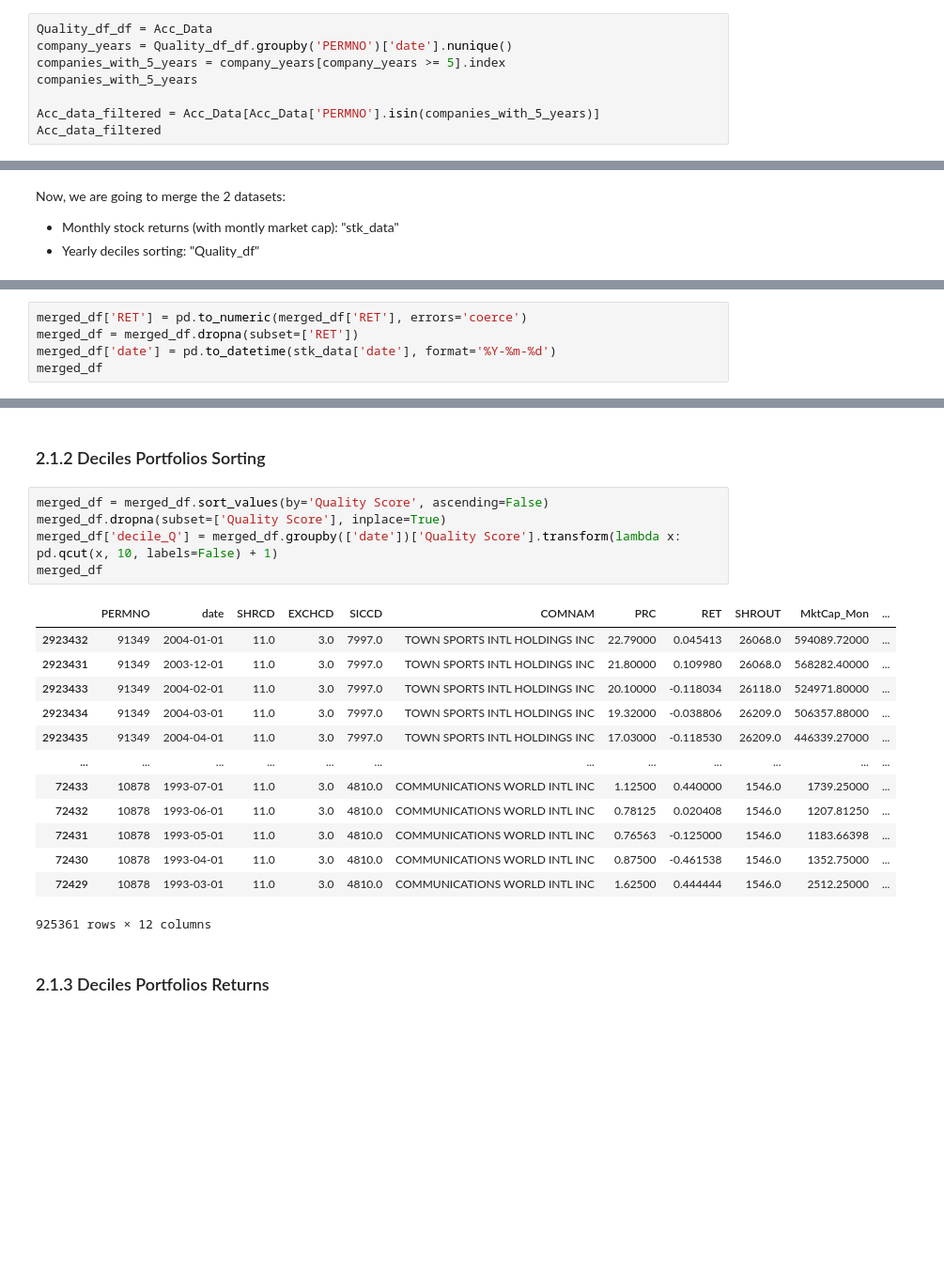
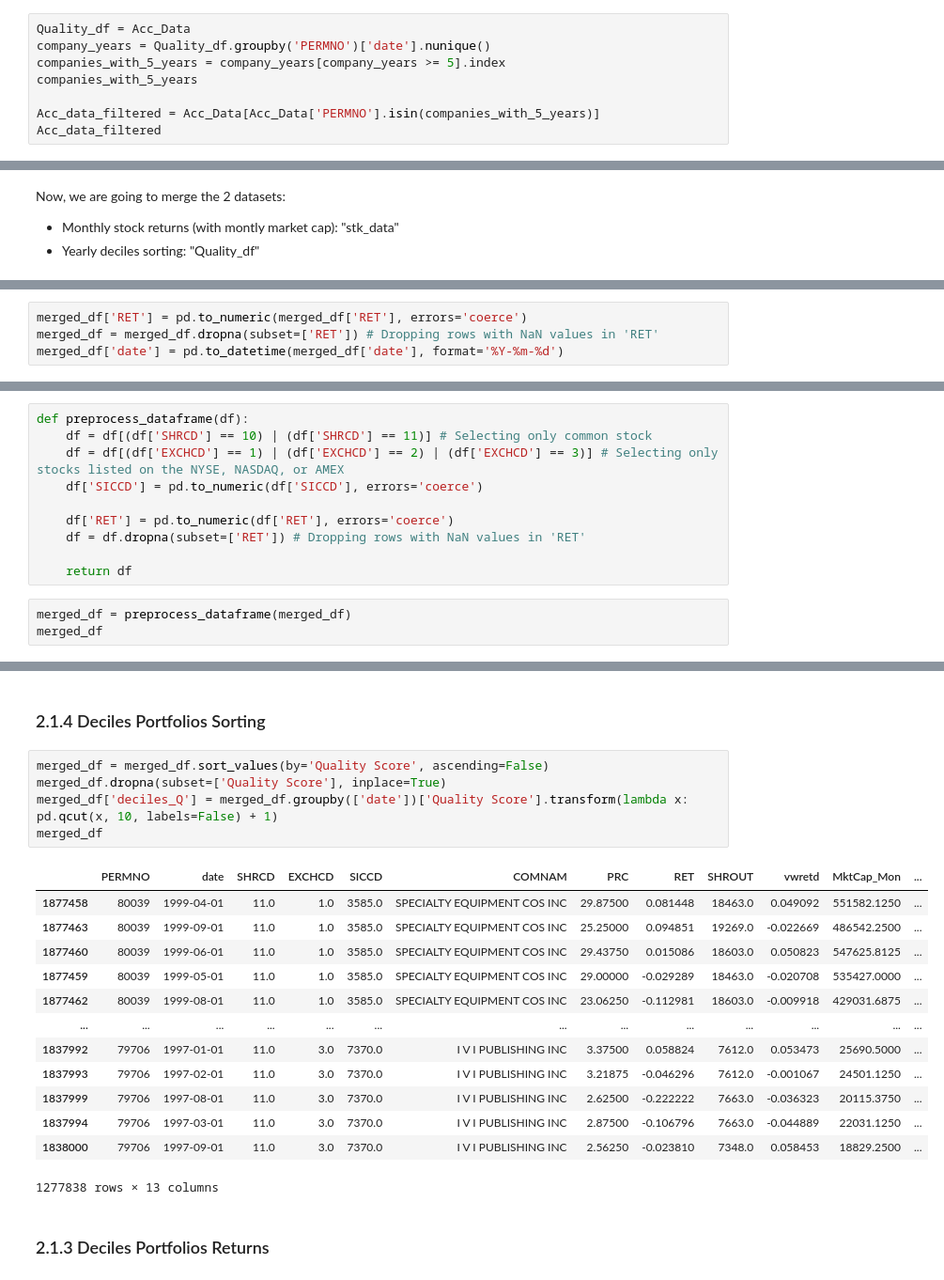
Before and after one commit to Berga20/AdvInv-Project, a Jupyter notebook: Coding.ipynb, the cells around one changed output, grey strips where cells are left out. Shown at 94% size. Cells and saved outputs as stored; diff of their text form; blank space fills up the shorter version.

```diff
--- a/Coding.ipynb
+++ b/Coding.ipynb
@@ -72,6 +86,6 @@ Acc_Data
 # %%
-Quality_df_df = Acc_Data
-company_years = Quality_df_df.groupby('PERMNO')['date'].nunique()
+Quality_df = Acc_Data
+company_years = Quality_df.groupby('PERMNO')['date'].nunique()
 companies_with_5_years = company_years[company_years >= 5].index
 companies_with_5_years
 
@@ -221,5 +232,4 @@ merged_df = merged_df[(merged_df['SICCD'] < 6000) | (merged_df['SICCD'] > 6999)]
 # %%
 merged_df['RET'] = pd.to_numeric(merged_df['RET'], errors='coerce')
-merged_df = merged_df.dropna(subset=['RET'])
-merged_df['date'] = pd.to_datetime(stk_data['date'], format='%Y-%m-%d')
-merged_df
+merged_df = merged_df.dropna(subset=['RET']) # Dropping rows with NaN values in 'RET'
+merged_df['date'] = pd.to_datetime(merged_df['date'], format='%Y-%m-%d')
@@ -239,0 +236,13 @@ merged_df
+# %%
+def preprocess_dataframe(df):
+    df = df[(df['SHRCD'] == 10) | (df['SHRCD'] == 11)] # Selecting only common stock
+    df = df[(df['EXCHCD'] == 1) | (df['EXCHCD'] == 2) | (df['EXCHCD'] == 3)] # Selecting only stocks listed on the NYSE, NASDAQ, or AMEX
+    df['SICCD'] = pd.to_numeric(df['SICCD'], errors='coerce')
+
+    df['RET'] = pd.to_numeric(df['RET'], errors='coerce')
+    df = df.dropna(subset=['RET']) # Dropping rows with NaN values in 'RET'
+
+    return df
+# %%
+merged_df = preprocess_dataframe(merged_df)
+merged_df
@@ -240,24 +263,24 @@ merged_df
 # %% [markdown]
-### 2.1.2 Deciles Portfolios Sorting
+### 2.1.4 Deciles Portfolios Sorting
 # %%
 merged_df = merged_df.sort_values(by='Quality Score', ascending=False)
 merged_df.dropna(subset=['Quality Score'], inplace=True)
-merged_df['decile_Q'] = merged_df.groupby(['date'])['Quality Score'].transform(lambda x: pd.qcut(x, 10, labels=False) + 1)
+merged_df['deciles_Q'] = merged_df.groupby(['date'])['Quality Score'].transform(lambda x: pd.qcut(x, 10, labels=False) + 1)
 merged_df
 # %% [output]
-|  | PERMNO | date | SHRCD | EXCHCD | SICCD | COMNAM | PRC | RET | SHROUT | MktCap_Mon | ... |
-| 2923432 | 91349 | 2004-01-01 | 11.0 | 3.0 | 7997.0 | TOWN SPORTS INTL HOLDINGS INC | 22.79000 | 0.045413 | 26068.0 | 594089.72000 | ... |
-| 2923431 | 91349 | 2003-12-01 | 11.0 | 3.0 | 7997.0 | TOWN SPORTS INTL HOLDINGS INC | 21.80000 | 0.109980 | 26068.0 | 568282.40000 | ... |
-| 2923433 | 91349 | 2004-02-01 | 11.0 | 3.0 | 7997.0 | TOWN SPORTS INTL HOLDINGS INC | 20.10000 | -0.118034 | 26118.0 | 524971.80000 | ... |
-| 2923434 | 91349 | 2004-03-01 | 11.0 | 3.0 | 7997.0 | TOWN SPORTS INTL HOLDINGS INC | 19.32000 | -0.038806 | 26209.0 | 506357.88000 | ... |
-| 2923435 | 91349 | 2004-04-01 | 11.0 | 3.0 | 7997.0 | TOWN SPORTS INTL HOLDINGS INC | 17.03000 | -0.118530 | 26209.0 | 446339.27000 | ... |
-| ... | ... | ... | ... | ... | ... | ... | ... | ... | ... | ... | ... |
-| 72433 | 10878 | 1993-07-01 | 11.0 | 3.0 | 4810.0 | COMMUNICATIONS WORLD INTL INC | 1.12500 | 0.440000 | 1546.0 | 1739.25000 | ... |
-| 72432 | 10878 | 1993-06-01 | 11.0 | 3.0 | 4810.0 | COMMUNICATIONS WORLD INTL INC | 0.78125 | 0.020408 | 1546.0 | 1207.81250 | ... |
-| 72431 | 10878 | 1993-05-01 | 11.0 | 3.0 | 4810.0 | COMMUNICATIONS WORLD INTL INC | 0.76563 | -0.125000 | 1546.0 | 1183.66398 | ... |
-| 72430 | 10878 | 1993-04-01 | 11.0 | 3.0 | 4810.0 | COMMUNICATIONS WORLD INTL INC | 0.87500 | -0.461538 | 1546.0 | 1352.75000 | ... |
-| 72429 | 10878 | 1993-03-01 | 11.0 | 3.0 | 4810.0 | COMMUNICATIONS WORLD INTL INC | 1.62500 | 0.444444 | 1546.0 | 2512.25000 | ... |
+|  | PERMNO | date | SHRCD | EXCHCD | SICCD | COMNAM | PRC | RET | SHROUT | vwretd | MktCap_Mon | ... |
+| 1877458 | 80039 | 1999-04-01 | 11.0 | 1.0 | 3585.0 | SPECIALTY EQUIPMENT COS INC | 29.87500 | 0.081448 | 18463.0 | 0.049092 | 551582.1250 | ... |
+| 1877463 | 80039 | 1999-09-01 | 11.0 | 1.0 | 3585.0 | SPECIALTY EQUIPMENT COS INC | 25.25000 | 0.094851 | 19269.0 | -0.022669 | 486542.2500 | ... |
+| 1877460 | 80039 | 1999-06-01 | 11.0 | 1.0 | 3585.0 | SPECIALTY EQUIPMENT COS INC | 29.43750 | 0.015086 | 18603.0 | 0.050823 | 547625.8125 | ... |
+| 1877459 | 80039 | 1999-05-01 | 11.0 | 1.0 | 3585.0 | SPECIALTY EQUIPMENT COS INC | 29.00000 | -0.029289 | 18463.0 | -0.020708 | 535427.0000 | ... |
+| 1877462 | 80039 | 1999-08-01 | 11.0 | 1.0 | 3585.0 | SPECIALTY EQUIPMENT COS INC | 23.06250 | -0.112981 | 18603.0 | -0.009918 | 429031.6875 | ... |
+| ... | ... | ... | ... | ... | ... | ... | ... | ... | ... | ... | ... | ... |
+| 1837992 | 79706 | 1997-01-01 | 11.0 | 3.0 | 7370.0 | I V I PUBLISHING INC | 3.37500 | 0.058824 | 7612.0 | 0.053473 | 25690.5000 | ... |
+| 1837993 | 79706 | 1997-02-01 | 11.0 | 3.0 | 7370.0 | I V I PUBLISHING INC | 3.21875 | -0.046296 | 7612.0 | -0.001067 | 24501.1250 | ... |
+| 1837999 | 79706 | 1997-08-01 | 11.0 | 3.0 | 7370.0 | I V I PUBLISHING INC | 2.62500 | -0.222222 | 7663.0 | -0.036323 | 20115.3750 | ... |
+| 1837994 | 79706 | 1997-03-01 | 11.0 | 3.0 | 7370.0 | I V I PUBLISHING INC | 2.87500 | -0.106796 | 7663.0 | -0.044889 | 22031.1250 | ... |
+| 1838000 | 79706 | 1997-09-01 | 11.0 | 3.0 | 7370.0 | I V I PUBLISHING INC | 2.56250 | -0.023810 | 7348.0 | 0.058453 | 18829.2500 | ... |
-925361 rows × 12 columns
+1277838 rows × 13 columns
 # %% [markdown]
 ### 2.1.3 Deciles Portfolios Returns
 # %%
```
Also changed, not shown: parts of 56 cells of this notebook.
